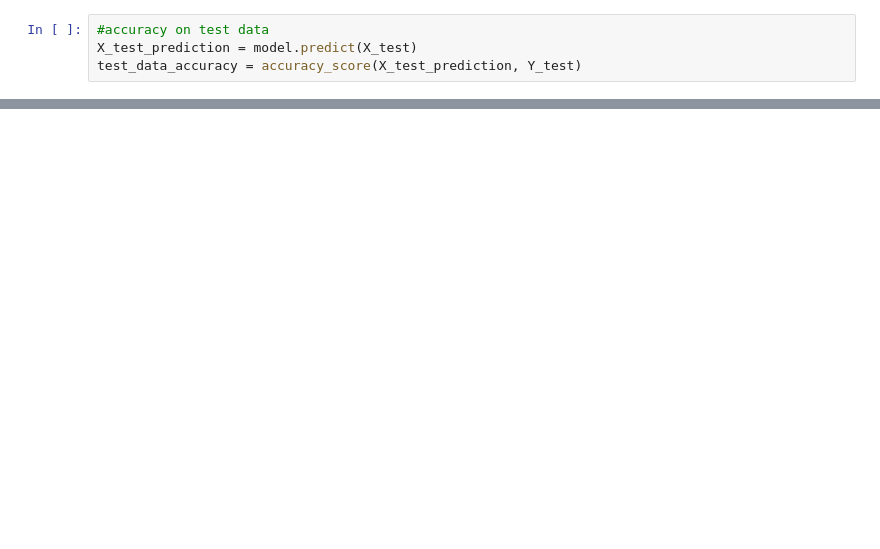
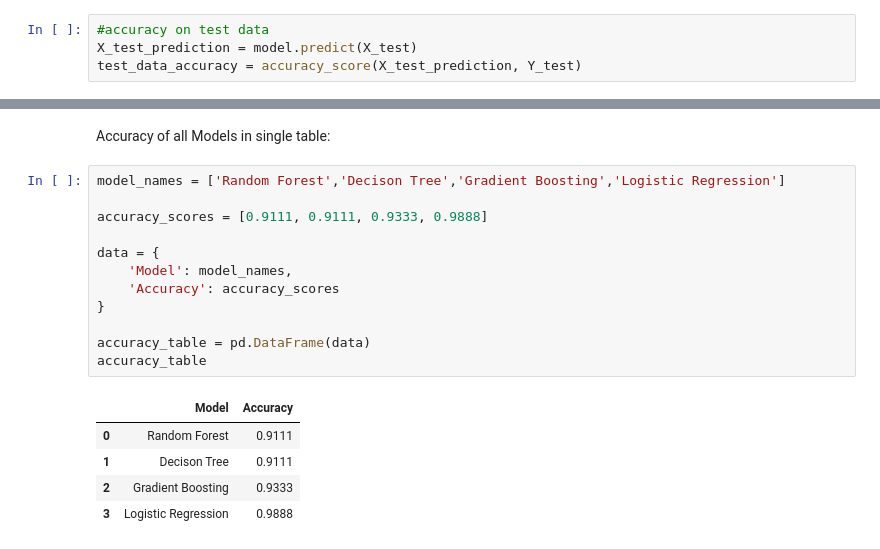
Before and after one commit to Rahul-tech-hub/CreditCardFraudDtetction, a Jupyter notebook: Copy_of_CreditCard.ipynb, the cells around one changed output, grey strips where cells are left out. Drawn from its saved outputs; the diff is of its cells as text; blank space fills up the shorter version.

```diff
--- a/Copy_of_CreditCard.ipynb
+++ b/Copy_of_CreditCard.ipynb
@@ -566,0 +601,20 @@ Accuracy on testing data: 0.98989898989899
+# %% [markdown]
+Accuracy of all Models in single table:
+# %%
+model_names = ['Random Forest','Decison Tree','Gradient Boosting','Logistic Regression']
+
+accuracy_scores = [0.9111, 0.9111, 0.9333, 0.9888]
+
+data = {
+    'Model': model_names,
+    'Accuracy': accuracy_scores
+}
+
+accuracy_table = pd.DataFrame(data)
+accuracy_table
+# %% [output]
+|  | Model | Accuracy |
+| 0 | Random Forest | 0.9111 |
+| 1 | Decison Tree | 0.9111 |
+| 2 | Gradient Boosting | 0.9333 |
+| 3 | Logistic Regression | 0.9888 |
```
Also changed, not shown: parts of 52 cells of this notebook.
